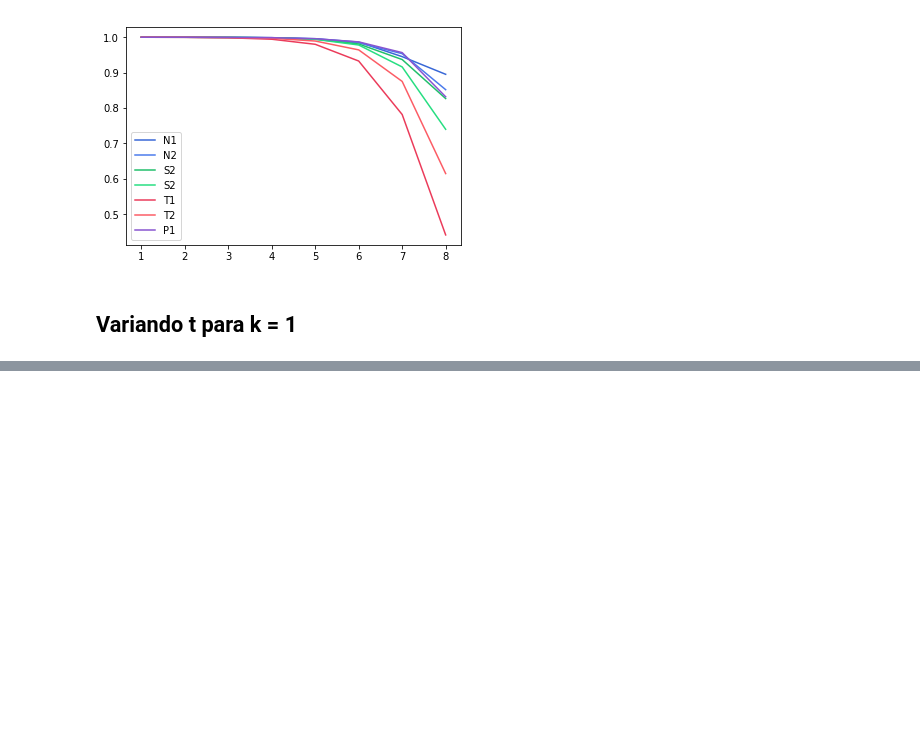
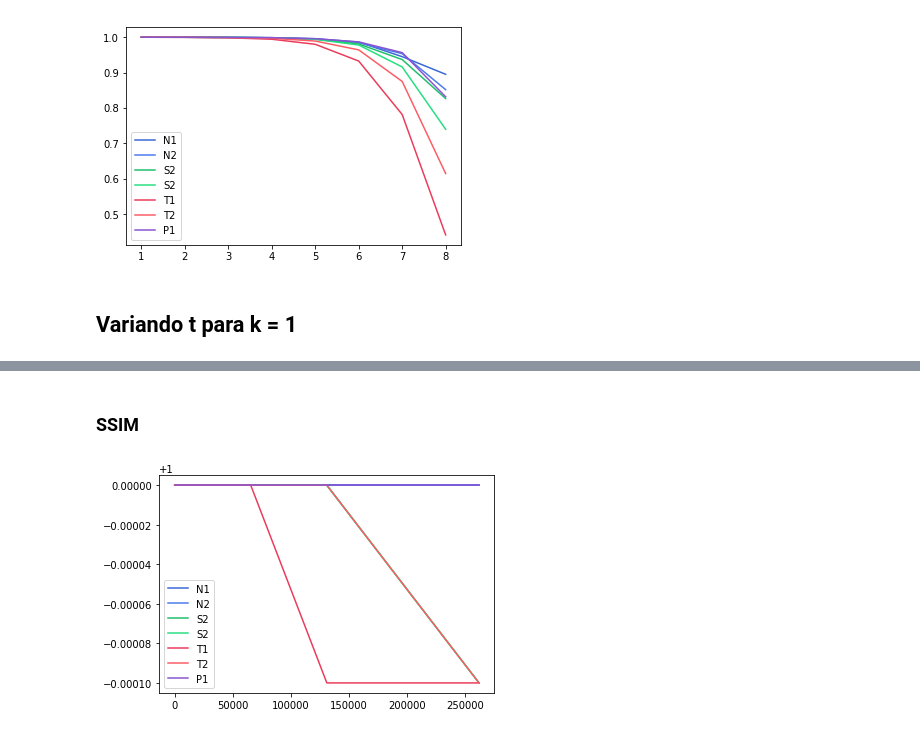
Before and after one commit to FerFrassia/Stego, a Jupyter notebook: scripts/Stego.ipynb, the cells around one changed output, grey strips where cells are left out. Saved outputs shown, nothing was run; the diff lists cells and outputs as text; code cells hidden in the pictures; blank space fills up the shorter version.

```diff
--- a/scripts/Stego.ipynb
+++ b/scripts/Stego.ipynb
@@ -65,0 +91,6 @@ plot(370000, 'ssim')
+# %% [markdown]
+### SSIM
+# %%
+plot_varying_t(1, 'ssim')
+# %% [output]
+[figure, added]
```
Also changed, not shown: parts of 13 cells of this notebook, 6 other files.
